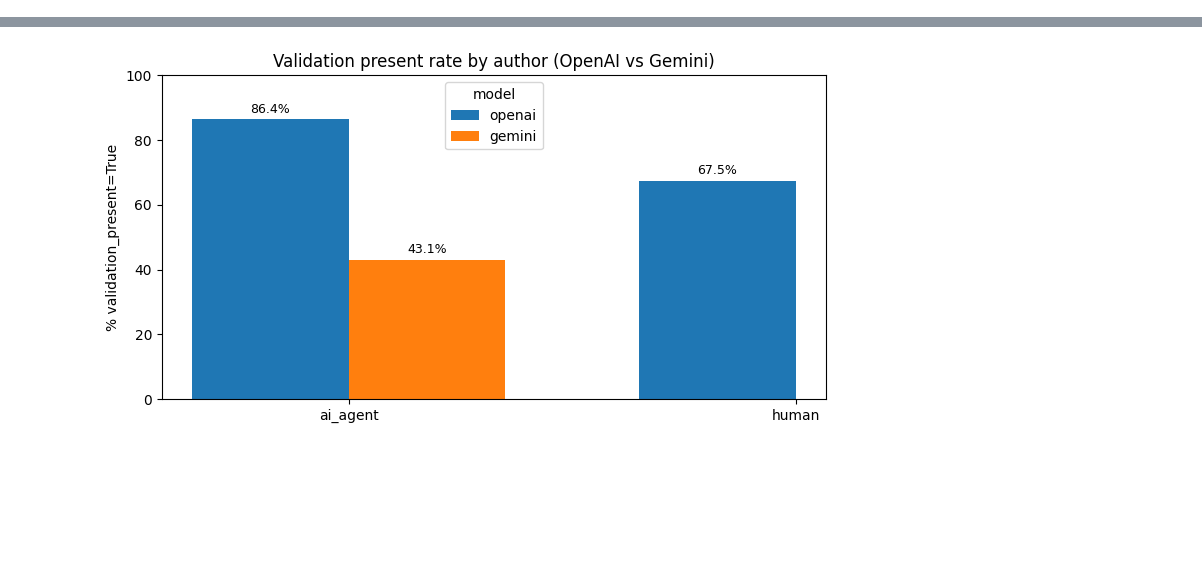
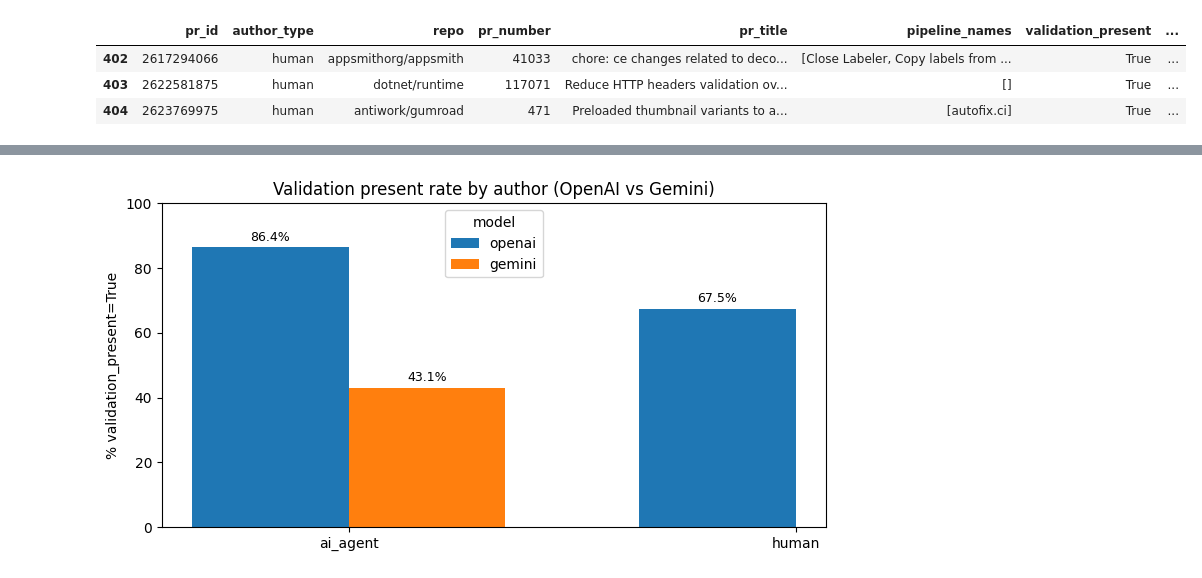
Before and after one commit to PurdueDualityLab/github_perf_patch_study, a Jupyter notebook: RQ3/analysis.ipynb, the cells around one changed output, grey strips where cells are left out. Cells and saved outputs as stored; diff of their text form; code cells hidden in the pictures; blank space fills up the shorter version.

```diff
--- a/RQ3/analysis.ipynb
+++ b/RQ3/analysis.ipynb
@@ -11,0 +12,7 @@ len(openai_data), len(gemini_data)
+# %%
+openai_data.tail(3)
+# %% [output]
+|  | pr_id | author_type | repo | pr_number | pr_title | pipeline_names | validation_present | ... |
+| 402 | 2617294066 | human | appsmithorg/appsmith | 41033 | chore: ce changes related to deco... | [Close Labeler, Copy labels from ... | True | ... |
+| 403 | 2622581875 | human | dotnet/runtime | 117071 | Reduce HTTP headers validation ov... | [] | True | ... |
+| 404 | 2623769975 | human | antiwork/gumroad | 471 | Preloaded thumbnail variants to a... | [autofix.ci] | True | ... |
```
Also changed, not shown: parts of 2 cells of this notebook, 22 other files.
